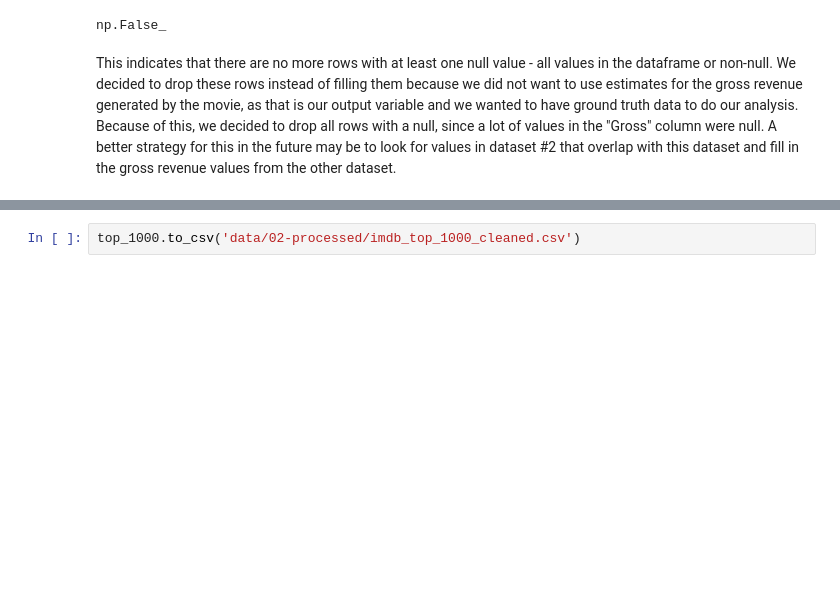
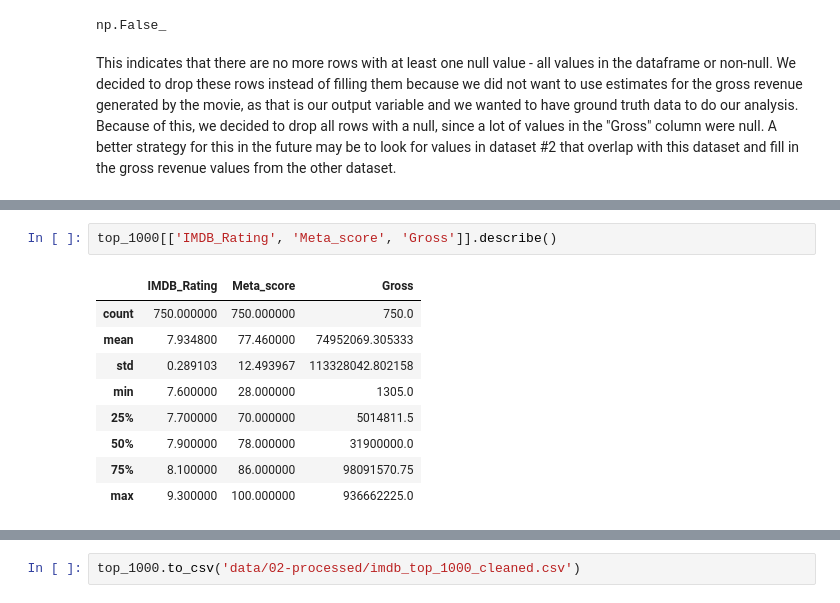
Before and after one commit to COGS108/Group138_WI26, a Jupyter notebook: 01-DataCheckpoint.ipynb, the cells around one changed output, grey strips where cells are left out. Saved outputs shown, nothing was run; the diff lists cells and outputs as text; blank space fills up the shorter version.

```diff
--- a/01-DataCheckpoint.ipynb
+++ b/01-DataCheckpoint.ipynb
@@ -195,0 +220,12 @@ This indicates that there are no more rows with at least one null value - all va
+# %%
+top_1000[['IMDB_Rating', 'Meta_score', 'Gross']].describe()
+# %% [output]
+|  | IMDB_Rating | Meta_score | Gross |
+| count | 750.000000 | 750.000000 | 750.0 |
+| mean | 7.934800 | 77.460000 | 74952069.305333 |
+| std | 0.289103 | 12.493967 | 113328042.802158 |
+| min | 7.600000 | 28.000000 | 1305.0 |
+| 25% | 7.700000 | 70.000000 | 5014811.5 |
+| 50% | 7.900000 | 78.000000 | 31900000.0 |
+| 75% | 8.100000 | 86.000000 | 98091570.75 |
+| max | 9.300000 | 100.000000 | 936662225.0 |
```
Also changed, not shown: parts of 5 cells of this notebook.
